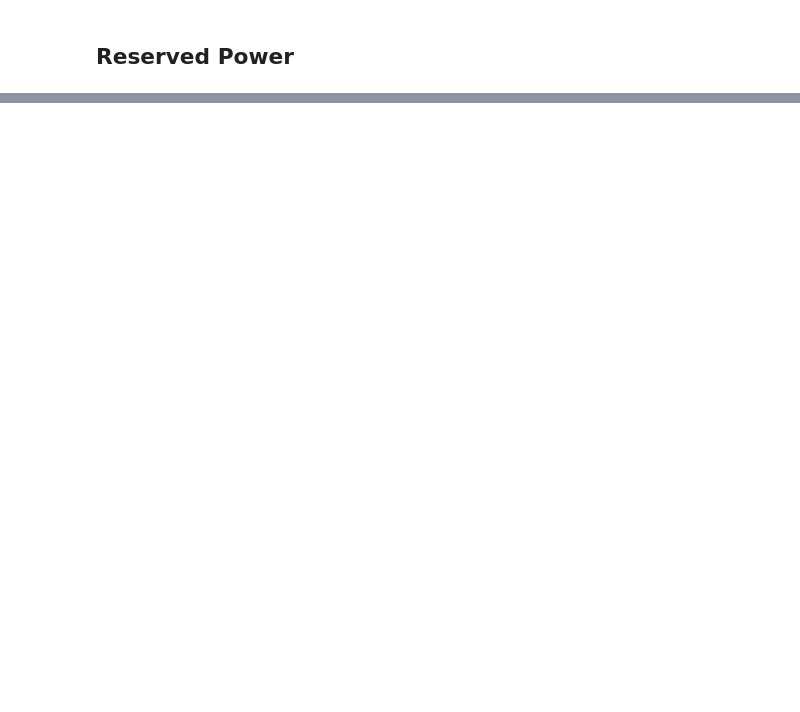
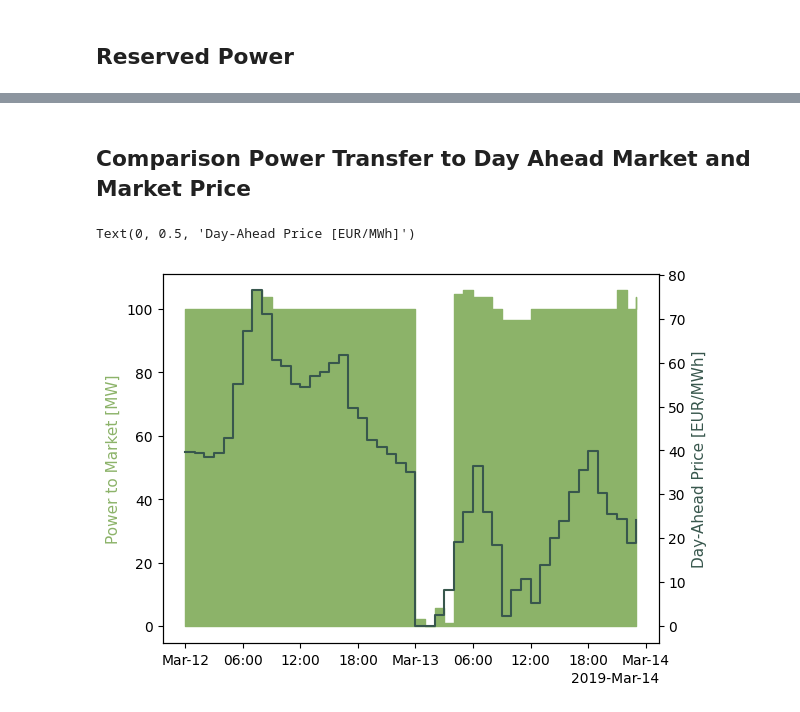
Before and after one commit to PPGS-Tools/PyPSA-stochUC, a Jupyter notebook: example.ipynb, the cells around one changed output, grey strips where cells are left out. Saved outputs shown, nothing was run; the diff lists cells and outputs as text; code cells hidden in the pictures; blank space fills up the shorter version.

```diff
--- a/example.ipynb
+++ b/example.ipynb
@@ -133,0 +189,16 @@ Text(0, 0.5, 'Negative Reserved Power [MW]')
+# %% [markdown]
+## Comparison Power Transfer to Day Ahead Market and Market Price
+# %%
+marginal_price = n.generators_t.marginal_cost["da"]
+p_market = -n.generators_t.p["da"]
+fig, ax = plt.subplots()
+ax2 = ax.twinx()
+ax.fill_between(snapshots, p_market, color='C5', step="post")
+ax2.step(snapshots, marginal_price, color='C1', where="post")
+ax.xaxis.set_major_locator(AutoDateLocator())
+ax.xaxis.set_major_formatter(ConciseDateFormatter(AutoDateLocator()))
+ax.set_ylabel("Power to Market [MW]", color='C5', fontsize=11)
+ax2.set_ylabel("Day-Ahead Price [EUR/MWh]", color='C1', fontsize=11)
+# %% [output]
+Text(0, 0.5, 'Day-Ahead Price [EUR/MWh]')
+[figure, added]
```
Also changed, not shown: parts of 8 cells of this notebook.
